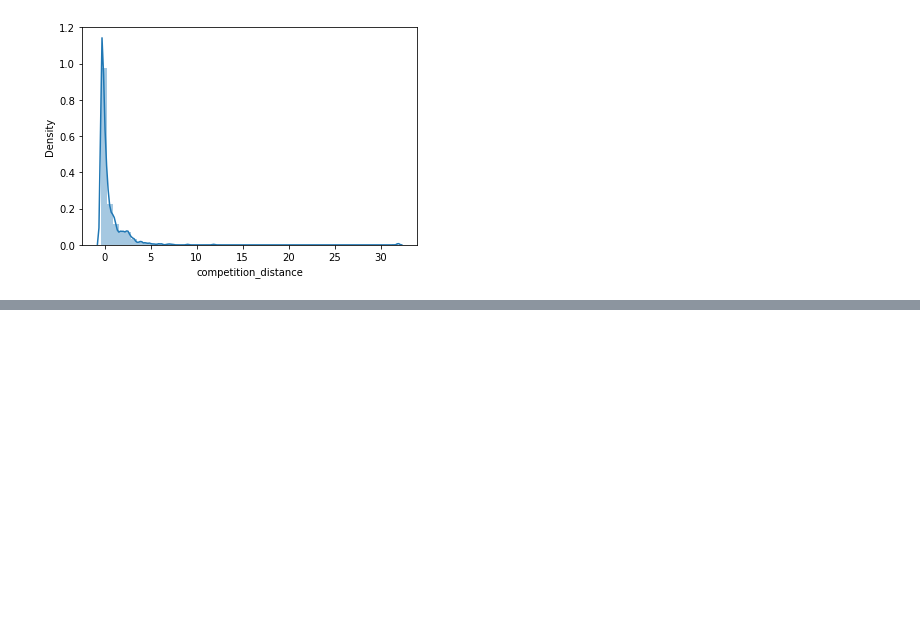
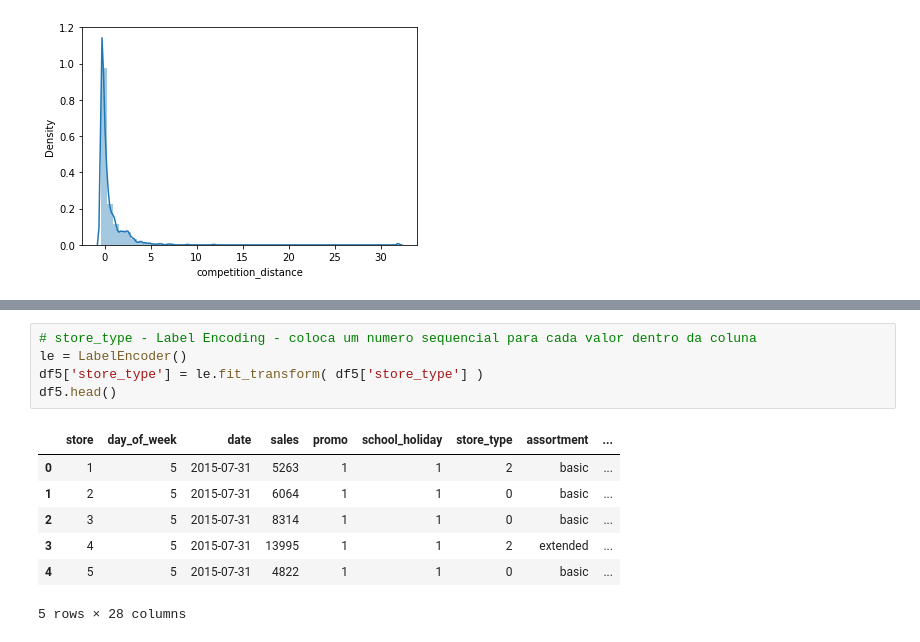
Before and after one commit to leandrofigueiraalmeida/DS_em_producao, a Jupyter notebook: m05_v01_store_sales_prediction.ipynb, the cells around one changed output, grey strips where cells are left out. Cells and saved outputs as stored; diff of their text form; blank space fills up the shorter version.

```diff
--- a/m05_v01_store_sales_prediction.ipynb
+++ b/m05_v01_store_sales_prediction.ipynb
@@ -881,0 +962,13 @@ sns.distplot( df5['competition_distance'])
+# %%
+# store_type - Label Encoding - coloca um numero sequencial para cada valor dentro da coluna
+le = LabelEncoder()
+df5['store_type'] = le.fit_transform( df5['store_type'] )
+df5.head()
+# %% [output]
+|  | store | day_of_week | date | sales | promo | school_holiday | store_type | assortment | ... |
+| 0 | 1 | 5 | 2015-07-31 | 5263 | 1 | 1 | 2 | basic | ... |
+| 1 | 2 | 5 | 2015-07-31 | 6064 | 1 | 1 | 0 | basic | ... |
+| 2 | 3 | 5 | 2015-07-31 | 8314 | 1 | 1 | 0 | basic | ... |
+| 3 | 4 | 5 | 2015-07-31 | 13995 | 1 | 1 | 2 | extended | ... |
+| 4 | 5 | 5 | 2015-07-31 | 4822 | 1 | 1 | 0 | basic | ... |
+5 rows × 28 columns
```
Also changed, not shown: parts of 19 cells of this notebook.
